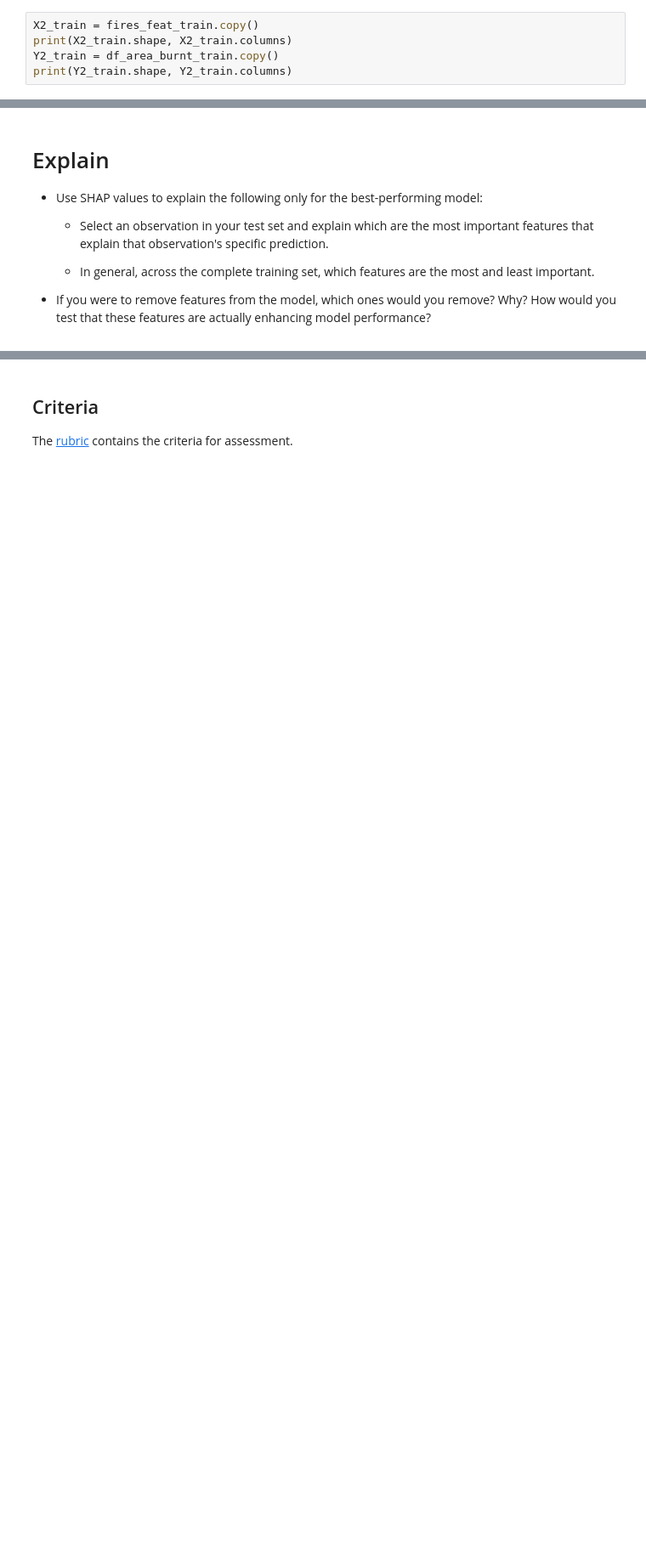
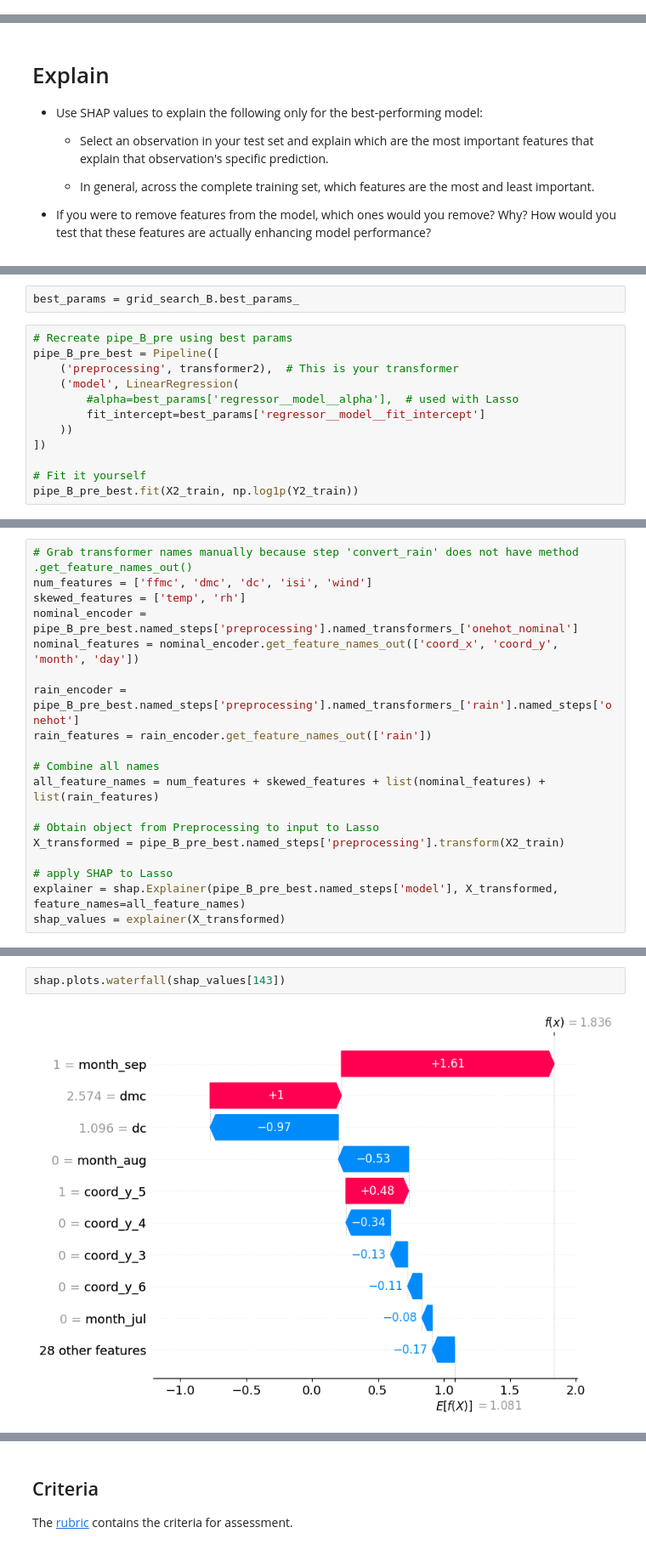
Before and after one commit to AntonioMLancuentra/production, a Jupyter notebook: 02_activities/assignments/assignment_2.ipynb, the cells around one changed output, grey strips where cells are left out. Shown at 85% size. Cells and saved outputs as stored; diff of their text form; blank space fills up the shorter version.

```diff
--- a/02_activities/assignments/assignment_2.ipynb
+++ b/02_activities/assignments/assignment_2.ipynb
@@ -687,5 +641,0 @@ These objects below will be presented without the above pre-processing, as same
-# %%
-X2_train = fires_feat_train.copy()
-print(X2_train.shape, X2_train.columns)
-Y2_train = df_area_burnt_train.copy()
-print(Y2_train.shape, Y2_train.columns)
@@ -1188,0 +1556,14 @@ Pipeline D
+# %%
+best_params = grid_search_B.best_params_
+# %%
+# Recreate pipe_B_pre using best params
+pipe_B_pre_best = Pipeline([
+    ('preprocessing', transformer2),  # This is your transformer
+    ('model', LinearRegression(
+        #alpha=best_params['regressor__model__alpha'],  # used with Lasso
+        fit_intercept=best_params['regressor__model__fit_intercept']
+    ))
+])
+
+# Fit it yourself
+pipe_B_pre_best.fit(X2_train, np.log1p(Y2_train))
@@ -1188,0 +1588,19 @@ Pipeline D
+# %%
+# Grab transformer names manually because step 'convert_rain' does not have method .get_feature_names_out()
+num_features = ['ffmc', 'dmc', 'dc', 'isi', 'wind']
+skewed_features = ['temp', 'rh']
+nominal_encoder = pipe_B_pre_best.named_steps['preprocessing'].named_transformers_['onehot_nominal']
+nominal_features = nominal_encoder.get_feature_names_out(['coord_x', 'coord_y', 'month', 'day'])
+
+rain_encoder = pipe_B_pre_best.named_steps['preprocessing'].named_transformers_['rain'].named_steps['onehot']
+rain_features = rain_encoder.get_feature_names_out(['rain'])
+
+# Combine all names
+all_feature_names = num_features + skewed_features + list(nominal_features) + list(rain_features)
+
+# Obtain object from Preprocessing to input to Lasso
+X_transformed = pipe_B_pre_best.named_steps['preprocessing'].transform(X2_train)
+
+# apply SHAP to Lasso
+explainer = shap.Explainer(pipe_B_pre_best.named_steps['model'], X_transformed, feature_names=all_feature_names)
+shap_values = explainer(X_transformed)
@@ -1188,0 +1632,4 @@ Pipeline D
+# %%
+shap.plots.waterfall(shap_values[143])
+# %% [output]
+[figure, added]
```
Also changed, not shown: parts of 152 cells of this notebook, 8 other files.
